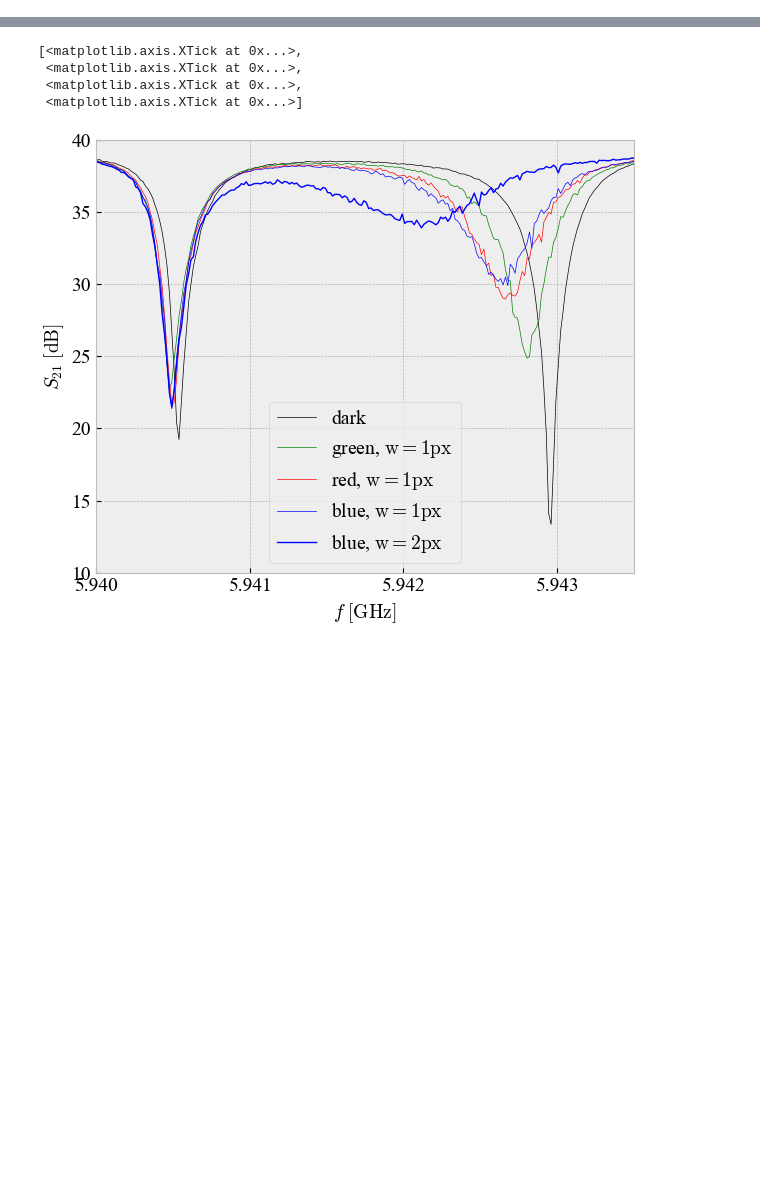
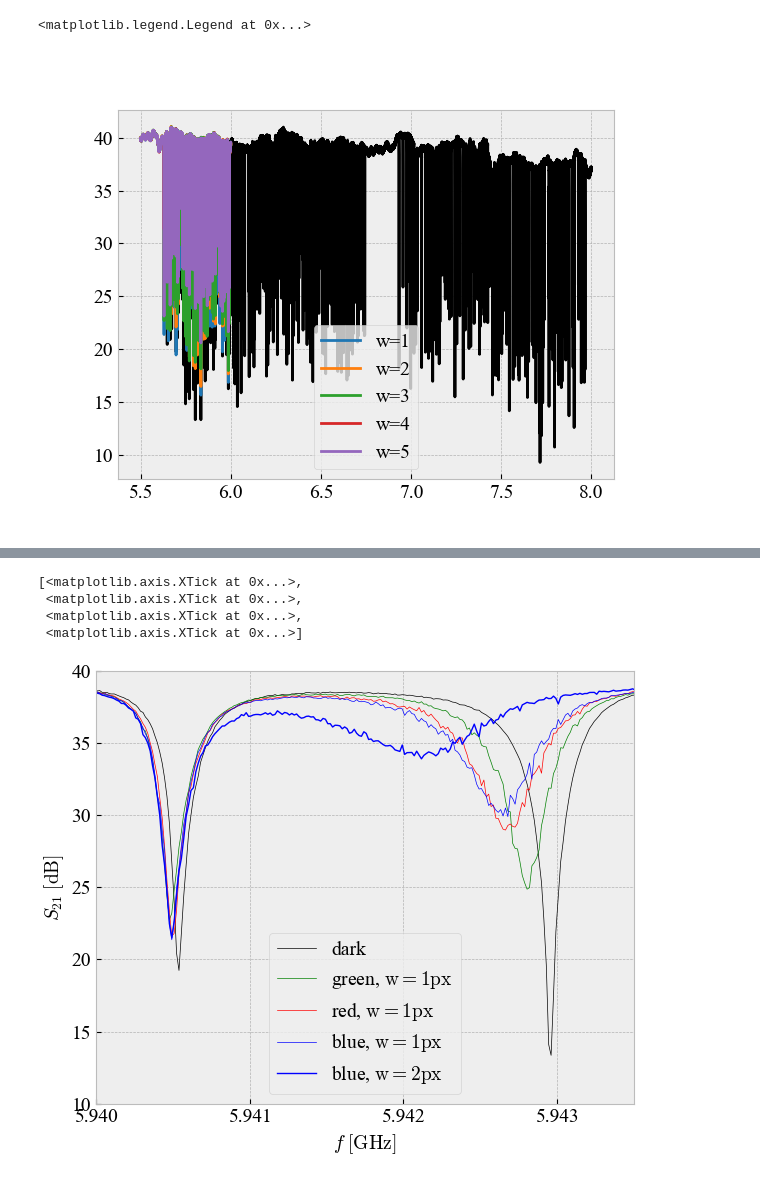
Before and after one commit to wilbertras/spatial-mapping, a Jupyter notebook: linewidth.ipynb, the cells around one changed output, grey strips where cells are left out. Saved outputs shown, nothing was run; the diff lists cells and outputs as text; code cells hidden in the pictures; blank space fills up the shorter version.

```diff
--- a/linewidth.ipynb
+++ b/linewidth.ipynb
@@ -12,0 +69,19 @@ mpl.rcParams["mathtext.default"] = 'rm'
+# %%
+dir = 'S21s/30-05-24/*'
+files = glob(dir + '2024.npy')
+freqs = np.load(glob(dir + 'freqs.npy')[1])
+freqs_dark = np.load(glob(dir + 'freqs.npy')[0])
+dark = np.load(glob(dir + 'dark.npy')[0])
+fig, ax = plt.subplots()
+ax.plot(freqs_dark, dark, c='k')
+for file in files[:5]:
+    data = np.load(file)
+    w = int(file.split('_')[2][1:])
+    color = file.split('_')[3]
+    if color == 'white':
+        color = 'cyan'
+    ax.plot(freqs, data, label='w=%d' % w)
+ax.legend()
+# %% [output]
+<matplotlib.legend.Legend at 0x...>
+[figure, added]
```
Also changed, not shown: parts of 7 cells of this notebook, 39 other files.
